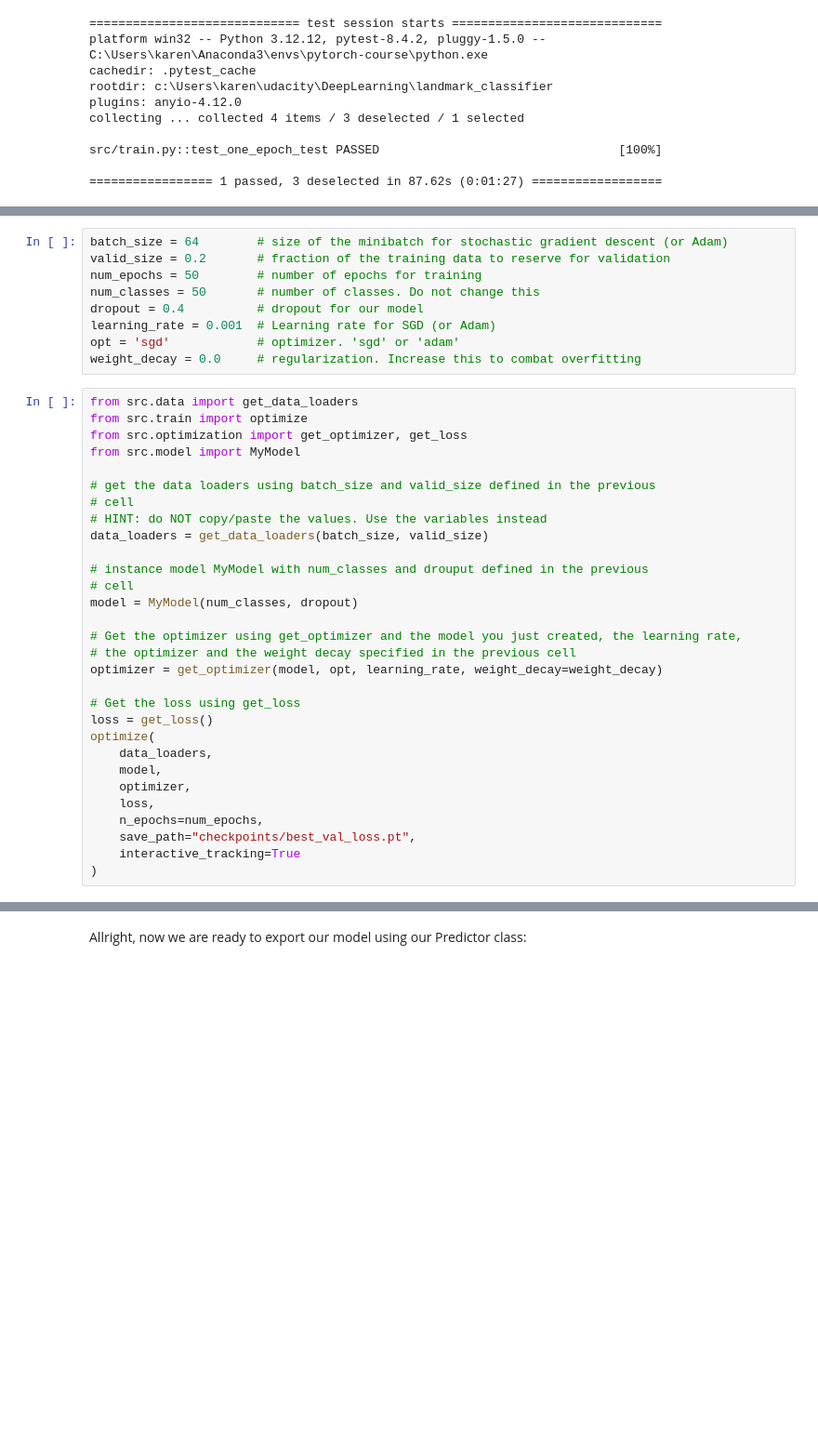
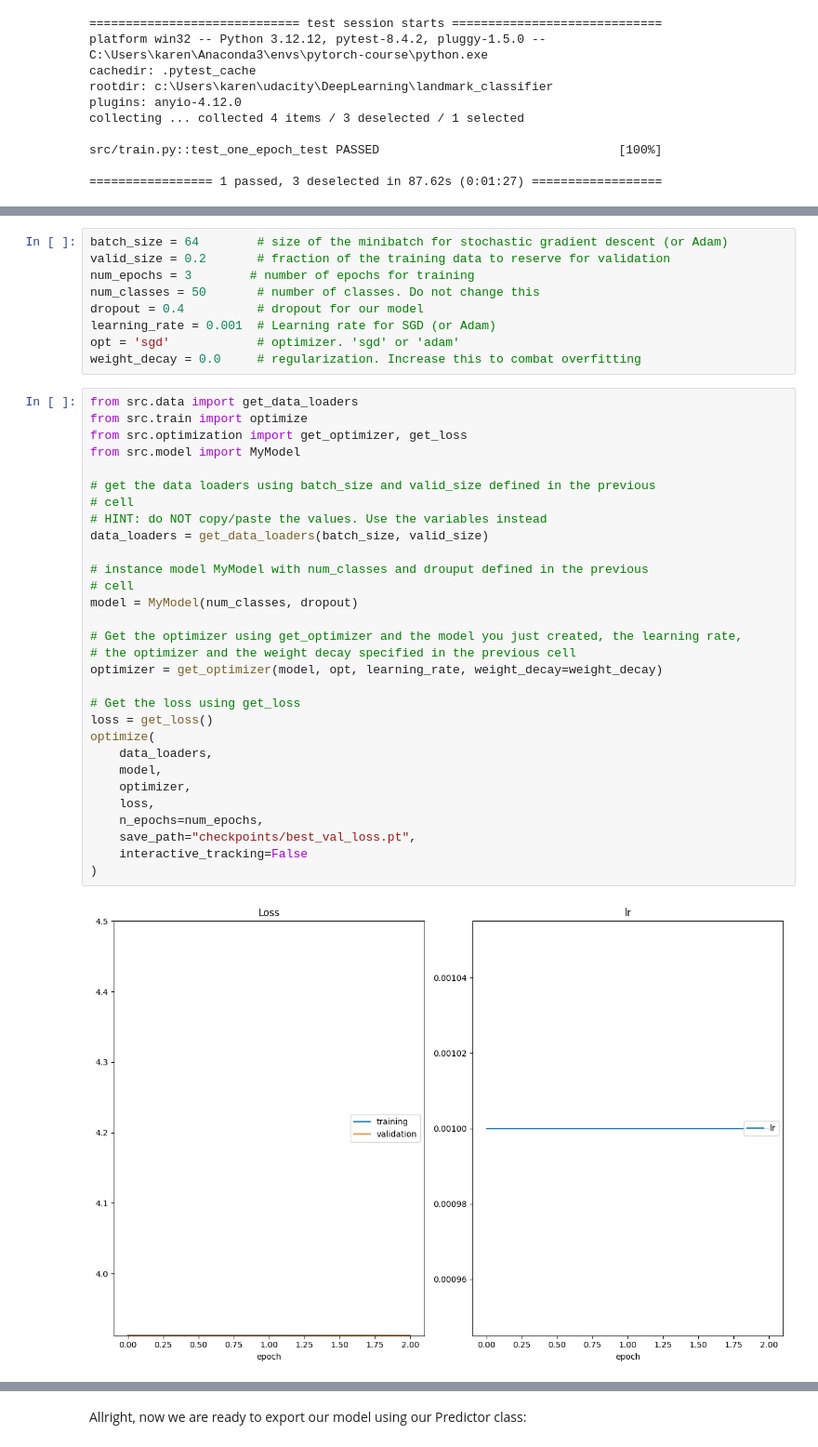
Before and after one commit to karencfisher/landmark-classifier, a Jupyter notebook: cnn_from_scratch.ipynb, the cells around one changed output, grey strips where cells are left out. Shown at 93% size. Saved outputs shown, nothing was run; the diff lists cells and outputs as text; blank space fills up the shorter version.

```diff
--- a/cnn_from_scratch.ipynb
+++ b/cnn_from_scratch.ipynb
@@ -323,7 +323,7 @@ Let's start by defining a few hyperparameters. Feel free to experiment with diff
 # %%
 batch_size = 64        # size of the minibatch for stochastic gradient descent (or Adam)
 valid_size = 0.2       # fraction of the training data to reserve for validation
-num_epochs = 50        # number of epochs for training
+num_epochs = 3        # number of epochs for training
 num_classes = 50       # number of classes. Do not change this
 dropout = 0.4          # dropout for our model
 learning_rate = 0.001  # Learning rate for SGD (or Adam)
@@ -332,31 +332,32 @@ weight_decay = 0.0     # regularization. Increase this to combat overfitting
 # %%
 from src.data import get_data_loaders
 from src.train import optimize
 from src.optimization import get_optimizer, get_loss
 from src.model import MyModel
 
 # get the data loaders using batch_size and valid_size defined in the previous
 # cell
 # HINT: do NOT copy/paste the values. Use the variables instead
 data_loaders = get_data_loaders(batch_size, valid_size)
 
 # instance model MyModel with num_classes and drouput defined in the previous
 # cell
 model = MyModel(num_classes, dropout)
 
 # Get the optimizer using get_optimizer and the model you just created, the learning rate,
 # the optimizer and the weight decay specified in the previous cell
 optimizer = get_optimizer(model, opt, learning_rate, weight_decay=weight_decay)
 
 # Get the loss using get_loss
 loss = get_loss()
 optimize(
     data_loaders,
     model,
     optimizer,
     loss,
     n_epochs=num_epochs,
     save_path="checkpoints/best_val_loss.pt",
-    interactive_tracking=True
+    interactive_tracking=False
 )
 # %% [output]
+[figure, added]
```
Also changed, not shown: parts of 7 cells of this notebook, 3 other files.
